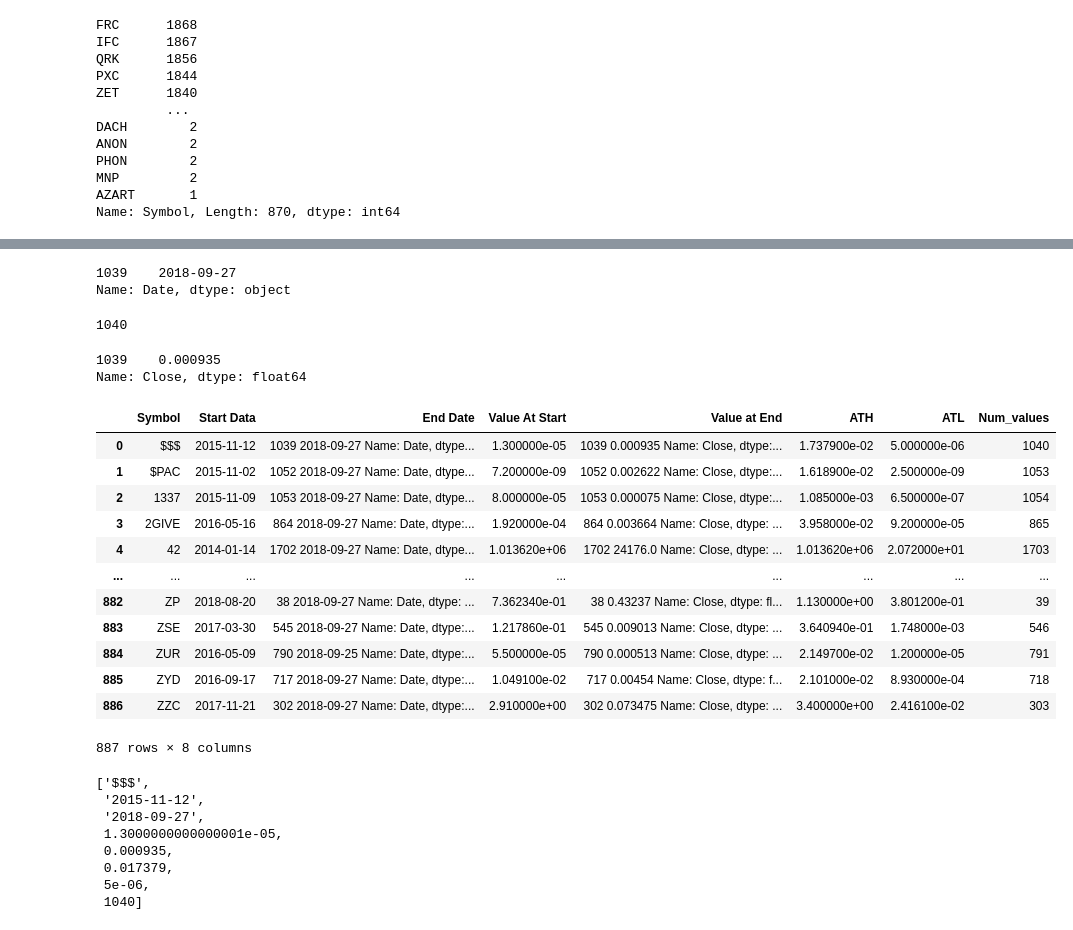
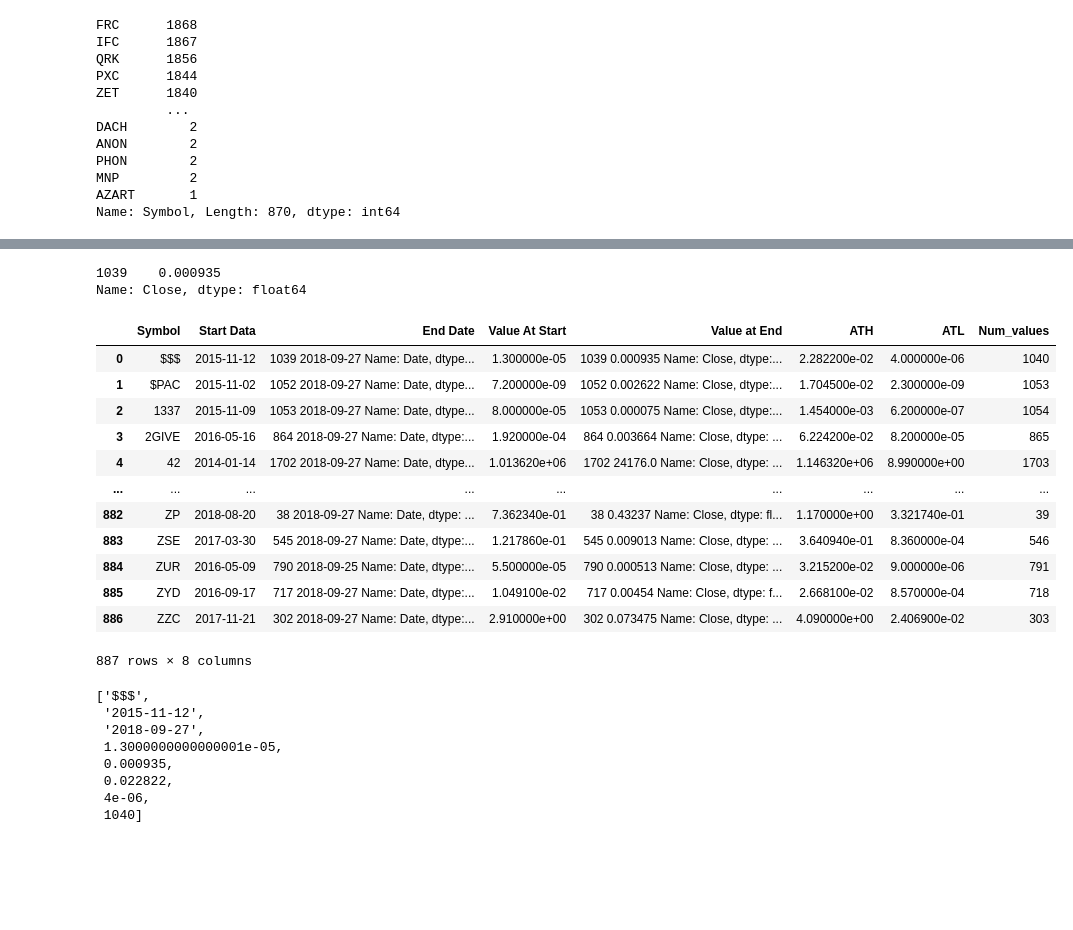
Before and after one commit to samjdedes/time_series_analysis, a Jupyter notebook: notebooks/EDA.ipynb, the cells around one changed output, grey strips where cells are left out. Drawn from its saved outputs; the diff is of its cells as text; code cells hidden in the pictures; blank space fills up the shorter version.

```diff
--- a/notebooks/EDA.ipynb
+++ b/notebooks/EDA.ipynb
@@ -54,70 +65,61 @@ Name: Symbol, Length: 870, dtype: int64
+# %%
+dollarf.Close[-1:]
+# %% [output]
+1039    0.000935
+Name: Close, dtype: float64
 # %%
 # create dataframe of meta data
 meta_data = pd.DataFrame(columns=['Symbol', 'Start Data', 'End Date', 'Value At Start', 'Value at End', 'ATH', 'ATL', 'Num_values'])
-# %%
-# dollar eda
-df = ts[ts['Symbol']=='$$$']
-df.Date[-1:]
-# %% [output]
-1039    2018-09-27
-Name: Date, dtype: object
-# %%
-df.shape[0]
-# %% [output]
-1040
-# %%
-df.Close[-1:]
-# %% [output]
-1039    0.000935
-Name: Close, dtype: float64
 # %%
 # find start, end dates and number of data points for each coin
 i=0
 for coin in ts.Symbol.unique():
     # instantiate list to add to metadata frame
     my_list = [coin]
+
+    # get data for coin from big df
     df = ts[ts['Symbol'] == coin]
 
     # find start date
     my_list.append(df.Date[0])
 
     # find end date
     my_list.append(df.Date[-1:])
 
     # find starting value
     my_list.append(df.Open[0])
 
     # find ending value
     my_list.append(df.Close[-1:])
 
     # find all time high
-    my_list.append(max(max(df.Open), max(df.Close)))
+    my_list.append(max(df.High))
 
     # find all time low
-    my_list.append(min(min(df.Open), min(df.Close)))
+    my_list.append(min(df.Low))
 
     # find number of entries
     my_list.append(df.shape[0])
 
     # add coin info to df
     meta_data.loc[i] = my_list
 #     print(coin)
     i+=1
 
 meta_data
 # %% [output]
 |  | Symbol | Start Data | End Date | Value At Start | Value at End | ATH | ATL | Num_values |
-| 0 | $$$ | 2015-11-12 | 1039 2018-09-27 Name: Date, dtype... | 1.300000e-05 | 1039 0.000935 Name: Close, dtype:... | 1.737900e-02 | 5.000000e-06 | 1040 |
-| 1 | $PAC | 2015-11-02 | 1052 2018-09-27 Name: Date, dtype... | 7.200000e-09 | 1052 0.002622 Name: Close, dtype:... | 1.618900e-02 | 2.500000e-09 | 1053 |
-| 2 | 1337 | 2015-11-09 | 1053 2018-09-27 Name: Date, dtype... | 8.000000e-05 | 1053 0.000075 Name: Close, dtype:... | 1.085000e-03 | 6.500000e-07 | 1054 |
-| 3 | 2GIVE | 2016-05-16 | 864 2018-09-27 Name: Date, dtype:... | 1.920000e-04 | 864 0.003664 Name: Close, dtype: ... | 3.958000e-02 | 9.200000e-05 | 865 |
-| 4 | 42 | 2014-01-14 | 1702 2018-09-27 Name: Date, dtype... | 1.013620e+06 | 1702 24176.0 Name: Close, dtype: ... | 1.013620e+06 | 2.072000e+01 | 1703 |
+| 0 | $$$ | 2015-11-12 | 1039 2018-09-27 Name: Date, dtype... | 1.300000e-05 | 1039 0.000935 Name: Close, dtype:... | 2.282200e-02 | 4.000000e-06 | 1040 |
+| 1 | $PAC | 2015-11-02 | 1052 2018-09-27 Name: Date, dtype... | 7.200000e-09 | 1052 0.002622 Name: Close, dtype:... | 1.704500e-02 | 2.300000e-09 | 1053 |
+| 2 | 1337 | 2015-11-09 | 1053 2018-09-27 Name: Date, dtype... | 8.000000e-05 | 1053 0.000075 Name: Close, dtype:... | 1.454000e-03 | 6.200000e-07 | 1054 |
+| 3 | 2GIVE | 2016-05-16 | 864 2018-09-27 Name: Date, dtype:... | 1.920000e-04 | 864 0.003664 Name: Close, dtype: ... | 6.224200e-02 | 8.200000e-05 | 865 |
+| 4 | 42 | 2014-01-14 | 1702 2018-09-27 Name: Date, dtype... | 1.013620e+06 | 1702 24176.0 Name: Close, dtype: ... | 1.146320e+06 | 8.990000e+00 | 1703 |
 | ... | ... | ... | ... | ... | ... | ... | ... | ... |
-| 882 | ZP | 2018-08-20 | 38 2018-09-27 Name: Date, dtype: ... | 7.362340e-01 | 38 0.43237 Name: Close, dtype: fl... | 1.130000e+00 | 3.801200e-01 | 39 |
-| 883 | ZSE | 2017-03-30 | 545 2018-09-27 Name: Date, dtype:... | 1.217860e-01 | 545 0.009013 Name: Close, dtype: ... | 3.640940e-01 | 1.748000e-03 | 546 |
-| 884 | ZUR | 2016-05-09 | 790 2018-09-25 Name: Date, dtype:... | 5.500000e-05 | 790 0.000513 Name: Close, dtype: ... | 2.149700e-02 | 1.200000e-05 | 791 |
-| 885 | ZYD | 2016-09-17 | 717 2018-09-27 Name: Date, dtype:... | 1.049100e-02 | 717 0.00454 Name: Close, dtype: f... | 2.101000e-02 | 8.930000e-04 | 718 |
-| 886 | ZZC | 2017-11-21 | 302 2018-09-27 Name: Date, dtype:... | 2.910000e+00 | 302 0.073475 Name: Close, dtype: ... | 3.400000e+00 | 2.416100e-02 | 303 |
+| 882 | ZP | 2018-08-20 | 38 2018-09-27 Name: Date, dtype: ... | 7.362340e-01 | 38 0.43237 Name: Close, dtype: fl... | 1.170000e+00 | 3.321740e-01 | 39 |
+| 883 | ZSE | 2017-03-30 | 545 2018-09-27 Name: Date, dtype:... | 1.217860e-01 | 545 0.009013 Name: Close, dtype: ... | 3.640940e-01 | 8.360000e-04 | 546 |
+| 884 | ZUR | 2016-05-09 | 790 2018-09-25 Name: Date, dtype:... | 5.500000e-05 | 790 0.000513 Name: Close, dtype: ... | 3.215200e-02 | 9.000000e-06 | 791 |
+| 885 | ZYD | 2016-09-17 | 717 2018-09-27 Name: Date, dtype:... | 1.049100e-02 | 717 0.00454 Name: Close, dtype: f... | 2.668100e-02 | 8.570000e-04 | 718 |
+| 886 | ZZC | 2017-11-21 | 302 2018-09-27 Name: Date, dtype:... | 2.910000e+00 | 302 0.073475 Name: Close, dtype: ... | 4.090000e+00 | 2.406900e-02 | 303 |
 887 rows × 8 columns
 # %%
 coin = '$$$'
@@ -138,10 +140,10 @@ my_list.append(df.Open[0])
 my_list.append(float(df['Close'][-1:]))
 
 # find all time high
-my_list.append(max(max(df.Open), max(df.Close)))
+my_list.append(max(df.High))
 
 # find all time low
-my_list.append(min(min(df.Open), min(df.Close)))
+my_list.append(min(df.Low))
 
    # find number of entries
 my_list.append(df.shape[0])
@@ -153,8 +155,8 @@ my_list
  '2018-09-27',
  1.3000000000000001e-05,
  0.000935,
- 0.017379,
- 5e-06,
+ 0.022822,
+ 4e-06,
  1040]
 # %%
 meta_data
```
Also changed, not shown: parts of 10 cells of this notebook.
